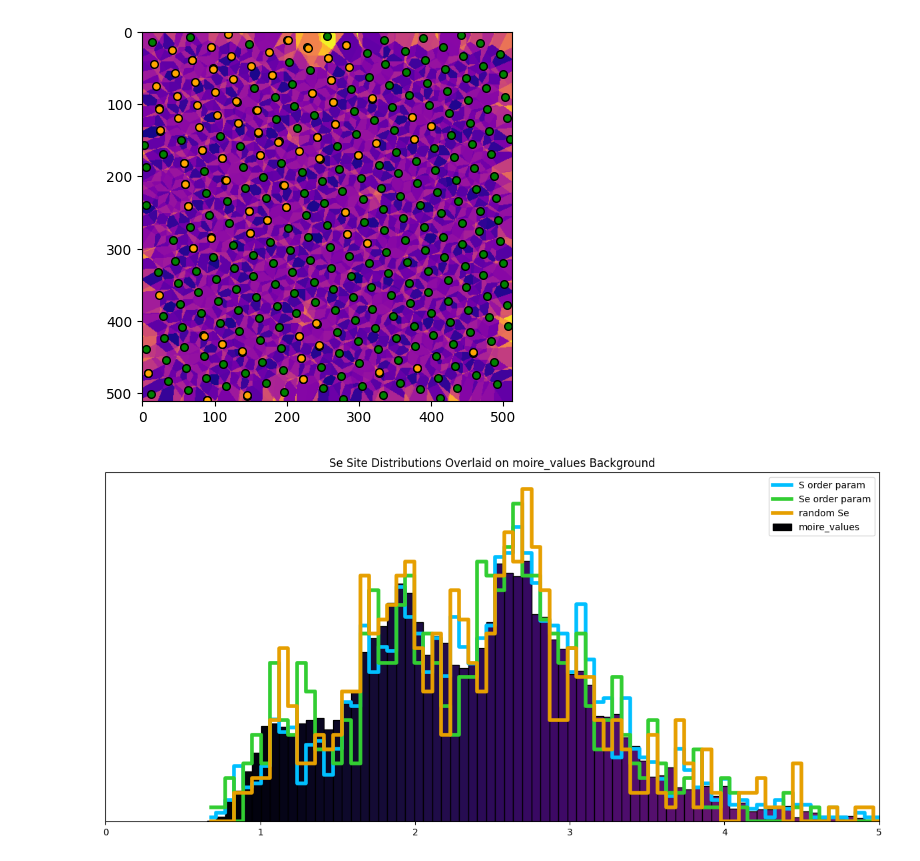
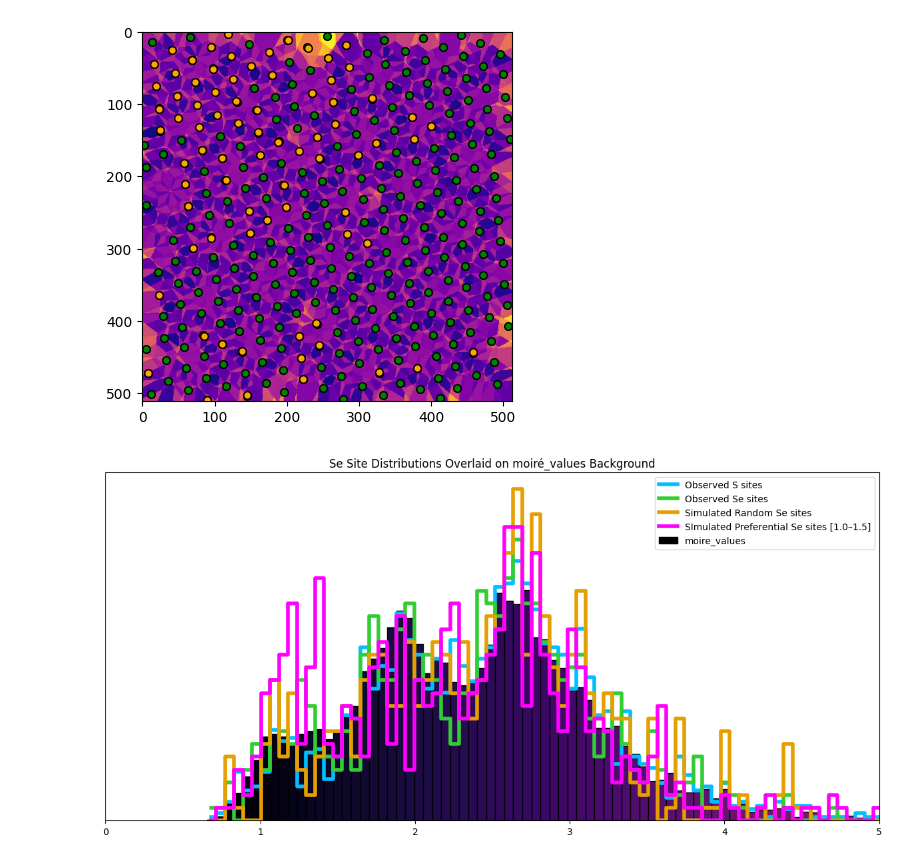
Before and after one commit to sumner-harris/Gomb-Net, a Jupyter notebook: WSSe_results.ipynb, the cells around one changed output. Drawn from its saved outputs; the diff is of its cells as text; code cells hidden in the pictures.

```diff
--- a/WSSe_results.ipynb
+++ b/WSSe_results.ipynb
@@ -145,40 +145,87 @@ top_chalchogen_values = np.append(top_s_moire_values, top_se_moire_values)
 n_sample = len(top_se_moire_values)
 random_sample = np.random.choice(top_chalchogen_values, size=n_sample, replace=False)
 # %%
-fig, ax = plt.subplots(1, 1, figsize=(12, 6))
+import numpy as np
+import matplotlib.pyplot as plt
+from matplotlib.colors import Normalize
+from matplotlib import cm
 
-# Create common binning
-binedges = np.histogram_bin_edges(np.concatenate([moire_values, top_s_moire_values, top_se_moire_values, top_chalchogen_values]), bins=200)
+all_values = np.concatenate([
+    moire_values,
+    top_s_moire_values,
+    top_se_moire_values,
+    top_chalchogen_values
+])
+binedges   = np.histogram_bin_edges(all_values, bins=200)
 bin_widths = np.diff(binedges)
 
-# Compute histograms
-hist_moire, _ = np.histogram(moire_values, bins=binedges, density=False)
-hist_top_s, _ = np.histogram(top_s_moire_values, bins=binedges, density=False)
-hist_top_se, _ = np.histogram(top_se_moire_values, bins=binedges, density=False)
-hist_top_chalc, _ = np.histogram(random_sample, bins=binedges, density=False)
+# ── 2) COMPUTE HISTOGRAMS (COUNTS → DENSITIES) ───────────────────────────────────
+hist_moire, _       = np.histogram(moire_values,        bins=binedges)
+hist_top_s, _       = np.histogram(top_s_moire_values,  bins=binedges)
+hist_top_se, _      = np.histogram(top_se_moire_values, bins=binedges)
+random_sample       = np.random.choice(
+    top_chalchogen_values,
+    size=len(top_se_moire_values),
+    replace=True
+)
+hist_top_chalc, _   = np.histogram(random_sample,      bins=binedges)
 
-# Normalize to densities
-hist_moire_density = hist_moire / (np.sum(hist_moire) * bin_widths)
-hist_top_s_density = hist_top_s / (np.sum(hist_top_s) * bin_widths)
-hist_top_se_density = hist_top_se / (np.sum(hist_top_se) * bin_widths)
-hist_top_chalc_density = hist_top_chalc / (np.sum(hist_top_chalc) * bin_widths)
+# convert counts → density (counts per unit x)
+hist_moire_density     = hist_moire    / (hist_moire.sum()    * bin_widths)
+hist_top_s_density     = hist_top_s    / (hist_top_s.sum()    * bin_widths)
+hist_top_se_density    = hist_top_se   / (hist_top_se.sum()   * bin_widths)
+hist_top_chalc_density = hist_top_chalc/ (hist_top_chalc.sum()* bin_widths)
 
-# Background colormap for moire_values
-norm = Normalize(vmin=np.min(moire_values), vmax=np.max(moire_values))
+# ── 3) SIMULATE “PREFERENTIAL” Se SUBSTITUTION ────────────────────────────────────
+n_se = len(top_se_moire_values)
+
+# weight vector: 2.5× preference for moiré-values in [1.0, 1.5]
+weights = np.ones_like(top_chalchogen_values)
+mask    = (top_chalchogen_values >= 1.0) & (top_chalchogen_values <= 1.5)
+weights[mask] = 2.5
+
+# to probabilities
+probs = weights / weights.sum()
+
+# draw preferential sample
+sim_pref_values = np.random.choice(
+    top_chalchogen_values,
+    size=n_se,
+    replace=True,
+    p=probs
+)
+
+# histogram → density
+hist_pref, _         = np.histogram(sim_pref_values, bins=binedges)
+hist_pref_density    = hist_pref / (hist_pref.sum() * bin_widths)
+
+# ── 4) PLOT ALL TOGETHER ─────────────────────────────────────────────────────────
+fig, ax = plt.subplots(figsize=(12, 6))
+
+# background bar plot: moiré_values density with colormap
+norm   = Normalize(vmin=moire_values.min(), vmax=moire_values.max())
 colors = cm.inferno(norm(binedges[:-1]))
-ax.bar(binedges[:-1], hist_moire_density, width=bin_widths, color=colors, edgecolor='k', alpha=1, label='moire_values')
+ax.bar(
+    binedges[:-1],
+    hist_moire_density,
+    width=bin_widths,
+    color=colors,
+    edgecolor='k',
+    alpha=1,
+    label='moire_values'
+)
 
-# Overlay line plots
-ax.step(binedges[:-1], hist_top_s_density, where='mid', color='deepskyblue', linewidth=4, label='S order param')
-ax.step(binedges[:-1], hist_top_se_density, where='mid', color='limegreen', linewidth=4, label='Se order param')
-ax.step(binedges[:-1], hist_top_chalc_density, where='mid', color='#E69F00', linewidth=4,  label='random Se')
+# overlay line plots
+ax.step(binedges[:-1], hist_top_s_density,    where='mid', color='deepskyblue', linewidth=4, label='Observed S sites')
+ax.step(binedges[:-1], hist_top_se_density,   where='mid', color='limegreen',   linewidth=4, label='Observed Se sites')
+ax.step(binedges[:-1], hist_top_chalc_density,where='mid', color='#E69F00',      linewidth=4, label='Simulated Random Se sites')
+ax.step(binedges[:-1], hist_pref_density,     where='mid', color='magenta',      linewidth=4, label='SImulated Preferential Se sites [1.0–1.5]')
 
-plt.xlim(0,5)
-# Aesthetics
-ax.legend()
+ax.set_xlim(0, 5)
 ax.set_yticks([])
-ax.set_title("Se Site Distributions Overlaid on moire_values Background")
+ax.legend(loc='upper right')
+ax.set_title("Se Site Distributions Overlaid on moiré_values Background")
 plt.tight_layout()
 plt.show()
 # %% [output]
-[figure, old version]
+[figure, new version]
```
Also changed, not shown: parts of 2 cells of this notebook.
